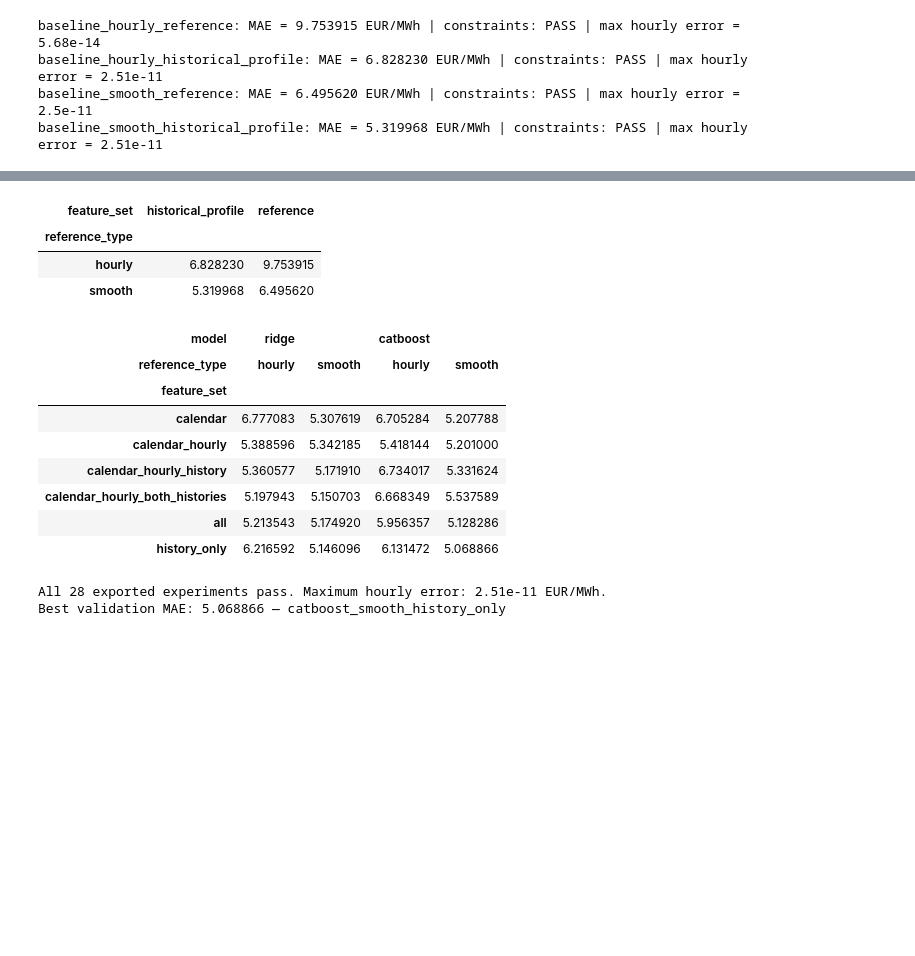
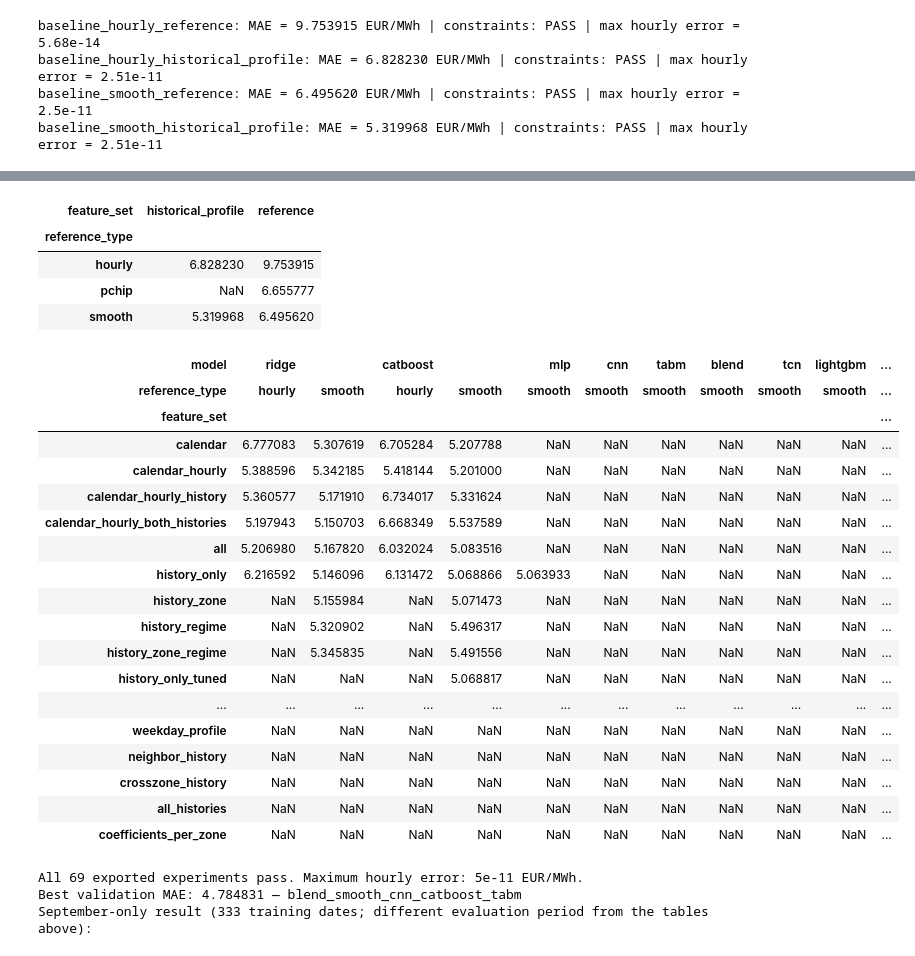
Before and after one commit to larissapaola1/ApplePi, a Jupyter notebook: analysis.ipynb, the cells around one changed output, grey strips where cells are left out. Saved outputs shown, nothing was run; the diff lists cells and outputs as text; code cells hidden in the pictures; blank space fills up the shorter version.

Commit message:
experiments

```diff
--- a/analysis.ipynb
+++ b/analysis.ipynb
@@ -690,0 +2874,36 @@ catboost_smooth_history_only: MAE = 5.068866 EUR/MWh | constraints: PASS | max h
+# %%
+def fit_zone_coefficients(training_rows, columns):
+    """Fit three fixed polynomial-coefficient regressors per zone, on own-zone labels."""
+    if set(training_rows.market_id.unique()) != set(EXPECTED_ZONES):
+        raise ValueError("Training must contain all four official zones.")
+    config = dict(id="pchip_polynomial_lgbm_mae", method="pchip", basis="polynomial", learner="lgbm_mae", family="lightgbm")
+    children = {}
+    for zone in EXPECTED_ZONES:
+        zone_rows = training_rows[training_rows.market_id.eq(zone)].reset_index(drop=True)
+        child = fit_coefficient_trial(config, zone_rows, zone_rows[COEFFICIENT_TARGETS].to_numpy(), columns)
+        child.update(training_zone=zone, training_rows=len(zone_rows), training_dates=zone_rows.delivery_date.nunique())
+        children[zone] = child
+    return dict(zone_models=children, columns=list(columns), basis=COEFFICIENT_BASIS.copy(),
+                weights=np.repeat(.8,3), method="pchip", zone_categories=list(EXPECTED_ZONES),
+                parameters=COEFFICIENT_PARAMETERS.copy(), training_last_date=str(training_rows.delivery_date.max().date()))
+
+
+def routed_zone_coefficients(bundle, features):
+    """Preserve input row order while routing each row to its zone's three regressors."""
+    if features.market_id.isna().any() or not features.market_id.isin(EXPECTED_ZONES).all():
+        raise ValueError("Prediction rows require a valid official zone.")
+    coefficients = np.empty((len(features),3),dtype=float)
+    for zone in EXPECTED_ZONES:
+        mask = features.market_id.eq(zone).to_numpy()
+        if mask.any():
+            coefficients[mask] = predict_trial_coefficients(bundle["zone_models"][zone],features.loc[mask])
+    if not np.isfinite(coefficients).all():
+        raise ValueError("Coefficient predictions must be finite.")
+    return coefficients
+
+
+def predict_zone_coefficients(bundle, test_hourly, history_15min):
+    features, reference = build_coefficient_features(test_hourly,history_15min,"pchip")
+    coefficients = routed_zone_coefficients(bundle,features)
+    deviations = coefficient_component_design(coefficients,bundle["basis"]) @ bundle["weights"]
+    return make_predictions(reference,test_hourly,deviations,reference_type="pchip",reference_column=COEFFICIENT_REFERENCE)
@@ -695,40 +3106,59 @@ Validation MAE is in EUR/MWh; lower is better. All experiments use the same date
 # %%
 results = pd.DataFrame([result["summary"] for result in experiments.values()])
 results.to_csv(output_dir / "results.csv", index=False)
 baselines = results[results.model.eq("baseline")].pivot(
     index="reference_type", columns="feature_set", values="mae_eur_mwh",
 )
 comparison = results[~results.model.eq("baseline")].pivot(
     index="feature_set", columns=["model", "reference_type"], values="mae_eur_mwh",
-).reindex(list(EXPERIMENTS["smooth"]))
+).reindex(list(EXPERIMENTS["smooth"]) + ["history_only_tuned", "history_per_zone", "history_regime_per_zone", "history_calendar", "history_calendar_hourly", "history_calendar_temporal", "cnn_catboost_history", "cnn_catboost_tabm", "history_14d", "history_28d", "coefficients_weight_1.0", "coefficients_weight_0.8", "selected_coefficients", "curve", "recent_history", "weekday_profile", "neighbor_history", "crosszone_history", "all_histories", "coefficients_per_zone"])
 display(baselines.round(6))
 display(comparison.round(6))
 
 checks = []
 for result in results.itertuples(index=False):
     prediction = pd.read_csv(result.prediction_file, parse_dates=["delivery_date"])
     report = validate_prediction_output(prediction, validation_hourly)
     mae = challenge_mae(prediction, validation_truth, validation_hourly)["mae_eur_mwh"]
     np.testing.assert_allclose(mae, result.mae_eur_mwh, atol=1e-10, rtol=0)
     checks.append({"experiment": result.experiment, **report, "mae_eur_mwh": mae})
 audit = pd.DataFrame(checks)
 audit.to_csv(output_dir / "requirements_audit.csv", index=False)
 print(f"All {len(audit)} exported experiments pass. Maximum hourly error: {audit.max_hourly_error_eur_mwh.max():.3g} EUR/MWh.")
 best = results.loc[results.mae_eur_mwh.idxmin()]
 print(f"Best validation MAE: {best.mae_eur_mwh:.6f} — {best.experiment}")
+
+print("September-only result (333 training dates; different evaluation period from the tables above):")
+september_checks = validate_prediction_output(september_result["predictions"],september_hourly)
+september_mae = challenge_mae(september_result["predictions"],september_truth,september_hourly)["mae_eur_mwh"]
+np.testing.assert_allclose(september_mae,september_result["summary"]["mae_eur_mwh"],atol=1e-10,rtol=0)
+pd.DataFrame([dict(experiment=september_result["summary"]["experiment"],**september_checks,mae_eur_mwh=september_mae)]).to_csv(september_dir/"requirements_audit.csv",index=False)
+display(september_results[["training_end","validation_start","validation_end","feature_count","mae_eur_mwh","constraints_passed"]].round(6))
 # %% [output]
 | feature_set | historical_profile | reference |
 | reference_type |  |  |
 | hourly | 6.828230 | 9.753915 |
+| pchip | NaN | 6.655777 |
 | smooth | 5.319968 | 6.495620 |
-| model | ridge |  | catboost |  |
-| reference_type | hourly | smooth | hourly | smooth |
-| feature_set |  |  |  |  |
-| calendar | 6.777083 | 5.307619 | 6.705284 | 5.207788 |
-| calendar_hourly | 5.388596 | 5.342185 | 5.418144 | 5.201000 |
-| calendar_hourly_history | 5.360577 | 5.171910 | 6.734017 | 5.331624 |
-| calendar_hourly_both_histories | 5.197943 | 5.150703 | 6.668349 | 5.537589 |
-| all | 5.213543 | 5.174920 | 5.956357 | 5.128286 |
-| history_only | 6.216592 | 5.146096 | 6.131472 | 5.068866 |
+| model | ridge |  | catboost |  | mlp | cnn | tabm | blend | tcn | lightgbm | ... |
+| reference_type | hourly | smooth | hourly | smooth | smooth | smooth | smooth | smooth | smooth | smooth | ... |
+| feature_set |  |  |  |  |  |  |  |  |  |  | ... |
+| calendar | 6.777083 | 5.307619 | 6.705284 | 5.207788 | NaN | NaN | NaN | NaN | NaN | NaN | ... |
+| calendar_hourly | 5.388596 | 5.342185 | 5.418144 | 5.201000 | NaN | NaN | NaN | NaN | NaN | NaN | ... |
+| calendar_hourly_history | 5.360577 | 5.171910 | 6.734017 | 5.331624 | NaN | NaN | NaN | NaN | NaN | NaN | ... |
+| calendar_hourly_both_histories | 5.197943 | 5.150703 | 6.668349 | 5.537589 | NaN | NaN | NaN | NaN | NaN | NaN | ... |
+| all | 5.206980 | 5.167820 | 6.032024 | 5.083516 | NaN | NaN | NaN | NaN | NaN | NaN | ... |
+| history_only | 6.216592 | 5.146096 | 6.131472 | 5.068866 | 5.063933 | NaN | NaN | NaN | NaN | NaN | ... |
+| history_zone | NaN | 5.155984 | NaN | 5.071473 | NaN | NaN | NaN | NaN | NaN | NaN | ... |
+| history_regime | NaN | 5.320902 | NaN | 5.496317 | NaN | NaN | NaN | NaN | NaN | NaN | ... |
+| history_zone_regime | NaN | 5.345835 | NaN | 5.491556 | NaN | NaN | NaN | NaN | NaN | NaN | ... |
+| history_only_tuned | NaN | NaN | NaN | 5.068817 | NaN | NaN | NaN | NaN | NaN | NaN | ... |
+| ... | ... | ... | ... | ... | ... | ... | ... | ... | ... | ... | ... |
+| weekday_profile | NaN | NaN | NaN | NaN | NaN | NaN | NaN | NaN | NaN | NaN | ... |
+| neighbor_history | NaN | NaN | NaN | NaN | NaN | NaN | NaN | NaN | NaN | NaN | ... |
+| crosszone_history | NaN | NaN | NaN | NaN | NaN | NaN | NaN | NaN | NaN | NaN | ... |
+| all_histories | NaN | NaN | NaN | NaN | NaN | NaN | NaN | NaN | NaN | NaN | ... |
+| coefficients_per_zone | NaN | NaN | NaN | NaN | NaN | NaN | NaN | NaN | NaN | NaN | ... |
-All 28 exported experiments pass. Maximum hourly error: 2.51e-11 EUR/MWh.
-Best validation MAE: 5.068866 — catboost_smooth_history_only
+All 69 exported experiments pass. Maximum hourly error: 5e-11 EUR/MWh.
+Best validation MAE: 4.784831 — blend_smooth_cnn_catboost_tabm
+September-only result (333 training dates; different evaluation period from the tables above):
```
Also changed, not shown: parts of 47 cells of this notebook, 1 other file.
